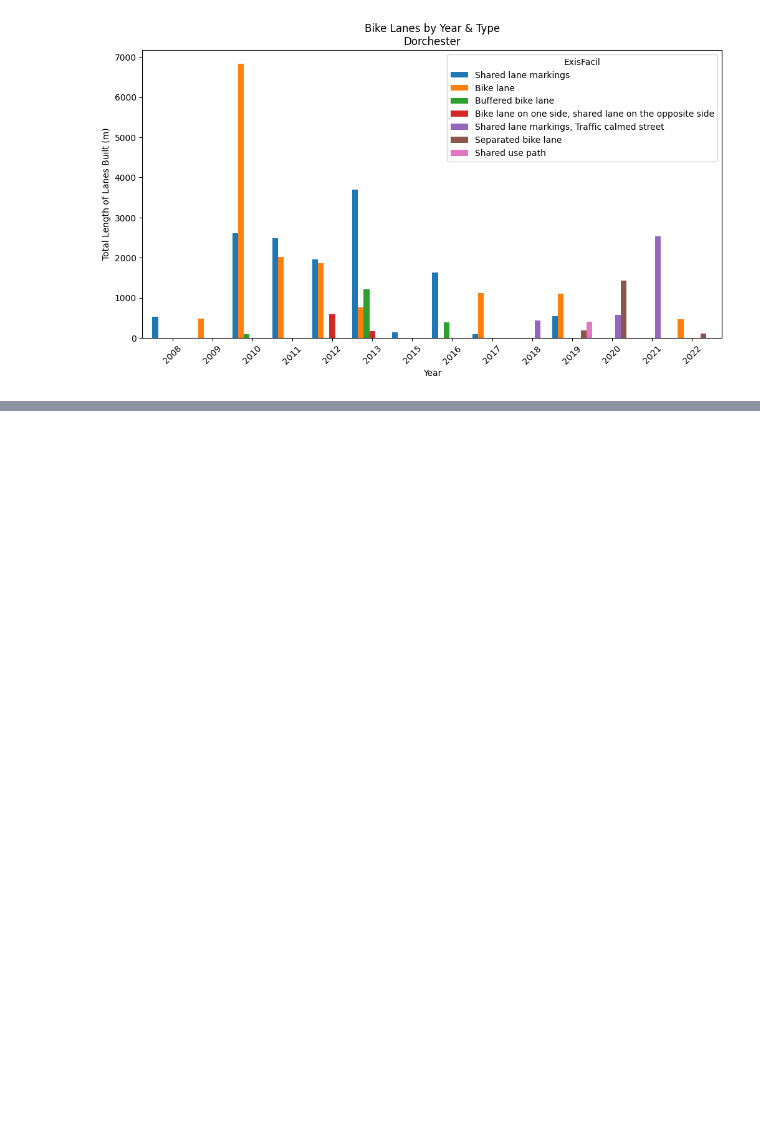
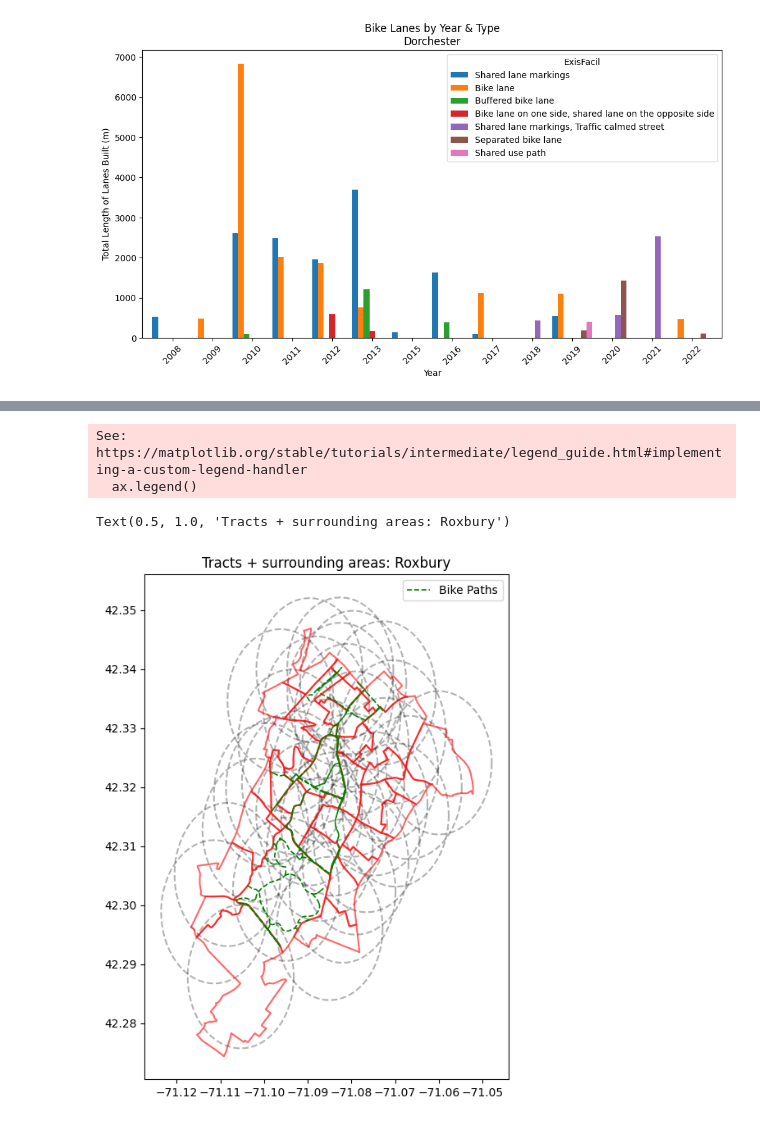
Before and after one commit to BU-Spark/ds-livable-streets-infra, a Jupyter notebook: fa23-team/analysis/bike_lanes.ipynb, the cells around one changed output, grey strips where cells are left out. Drawn from its saved outputs; the diff is of its cells as text; code cells hidden in the pictures; blank space fills up the shorter version.

Commit message:
added roxbury and merged

```diff
--- a/fa23-team/analysis/bike_lanes.ipynb
+++ b/fa23-team/analysis/bike_lanes.ipynb
@@ -242,0 +299,9 @@ plt.show()
+# %%
+# polygon of coords, from google maps
+rox_pol = [ (42.341608986056364, -71.08347172986149), (42.332253161966605, -71.07163155541365), (42.32621640774964, -71.06652803194476), (42.32138658725103, -71.0681611594548), (42.312258378390375, -71.07328003461689), (42.31782332073722, -71.07194482240432), (42.317195045437295, -71.07303726876006), (42.31890034951496, -71.06969923822862),
+       (42.31777709985751, -71.07181554914962), (42.31708331734832, -71.07300643204704), (42.31377440323021, -71.07315078148915), (42.31369434663409, -71.0721764227563), (42.31225331169338, -71.07325904357214), (42.31746430704819, -71.07048822726333), (42.3145482776965, -71.07881649709346),
+       (42.30547247542557, -71.08476560337425), (42.29823831376148, -71.08747275766547), (42.298224610072566, -71.08712011436275), (42.297016652611624, -71.09120293313788), (42.292184591055154, -71.09589817472924), (42.300942429638944, -71.10671764448331),
+       (42.313171166004146, -71.09548989285175), (42.315360010547955, -71.09834786558292), (42.324869276831514, -71.0988582179298), (42.33309438760423, -71.0935505536844), (42.341608986056364, -71.08347172986149)]
+
+roxbury_coords = [(y,x) for (x,y) in rox_pol]
+Polygon(roxbury_coords)
@@ -242,0 +310,8 @@ plt.show()
+# %%
+# Define the coordinates of the polygon (clockwise or counterclockwise order)
+# Repeat the first point to close the polygon
+# coords are written (long, lat), reversed from map data
+
+# Create a Polygon object from the coordinates
+roxbury_poly = Polygon(roxbury_coords)
+roxbury_bike = bike_lanes[bike_lanes.geometry.within(roxbury_poly)]
@@ -242,0 +323,21 @@ plt.show()
+# %%
+roxbury_tracts = grouped_tracts[grouped_tracts['formatted_polygon'].apply(lambda polygon: polygon.intersects(roxbury_poly))]
+
+# Create a new figure and axis
+fig, ax = plt.subplots(figsize = (16,8))
+rox_circle = gpd.GeoDataFrame(roxbury_tracts, geometry='circle')
+rox_circle['circle'].plot(ax=ax, color='none', edgecolor='black', linestyle='dashed', linewidth=1.5, alpha=0.3, label = 'Tract "Bike Lane Relevance" Area ')
+
+rox_poly = gpd.GeoDataFrame(roxbury_tracts, geometry='formatted_polygon')
+rox_poly['formatted_polygon'].plot(ax=ax, color='none', edgecolor='r',  linewidth=1.5, alpha=0.6, label = "Tract Borders")
+
+rox_bike_lanes = gpd.GeoDataFrame(roxbury_bike, geometry='geometry')
+rox_bike_lanes['geometry'].plot(ax=ax, color='g', linestyle='dashed', linewidth=1.2, label = "Bike Paths")
+
+ax.legend()
+plt.title('Tracts + surrounding areas: Roxbury')
+# %% [output]
+See: https://matplotlib.org/stable/tutorials/intermediate/legend_guide.html#implementing-a-custom-legend-handler
+  ax.legend()
+Text(0.5, 1.0, 'Tracts + surrounding areas: Roxbury')
+[figure, added]
```
Also changed, not shown: parts of 25 cells of this notebook.
